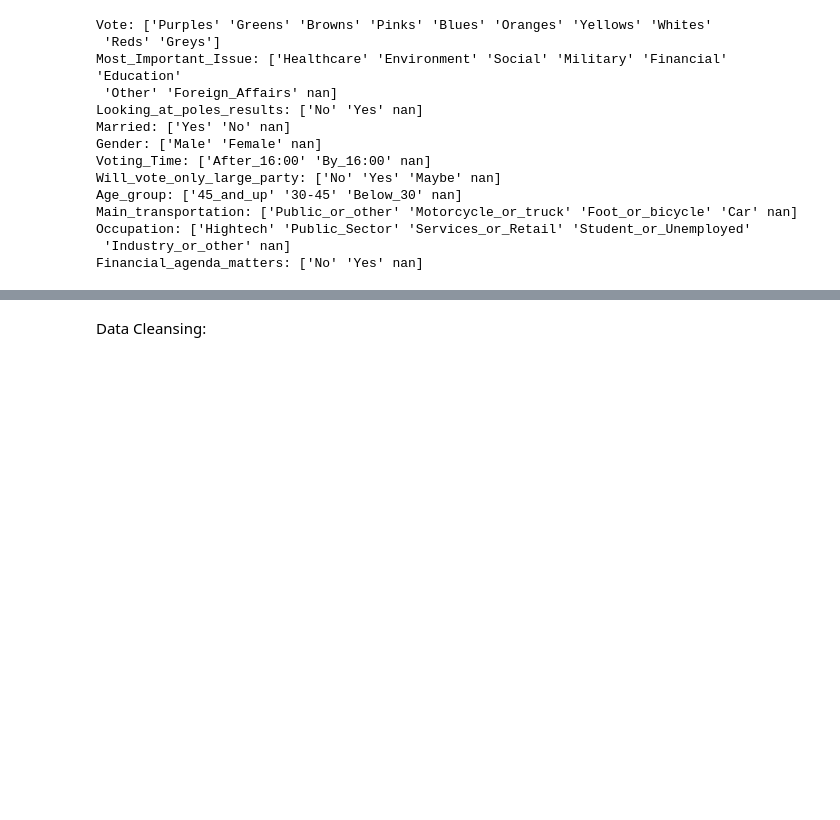
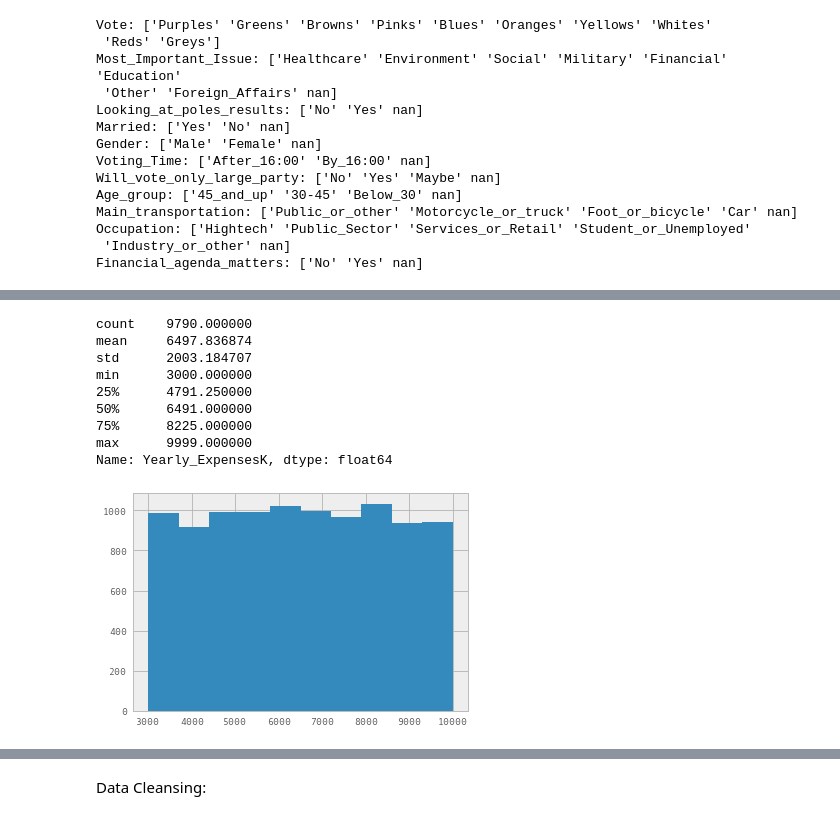
Before and after one commit to odedgolden/Machine-Learning, a Jupyter notebook: ML_ex2/ML_ex2.ipynb, the cells around one changed output, grey strips where cells are left out. Drawn from its saved outputs; the diff is of its cells as text; code cells hidden in the pictures; blank space fills up the shorter version.

```diff
--- a/ML_ex2/ML_ex2.ipynb
+++ b/ML_ex2/ML_ex2.ipynb
@@ -92,0 +145,14 @@ Imputation:
+# %%
+data['Yearly_ExpensesK'].hist()
+data['Yearly_ExpensesK'].describe()
+# %% [output]
+count    9790.000000
+mean     6497.836874
+std      2003.184707
+min      3000.000000
+25%      4791.250000
+50%      6491.000000
+75%      8225.000000
+max      9999.000000
+Name: Yearly_ExpensesK, dtype: float64
+[figure, added]
```
Also changed, not shown: parts of 52 cells of this notebook.
